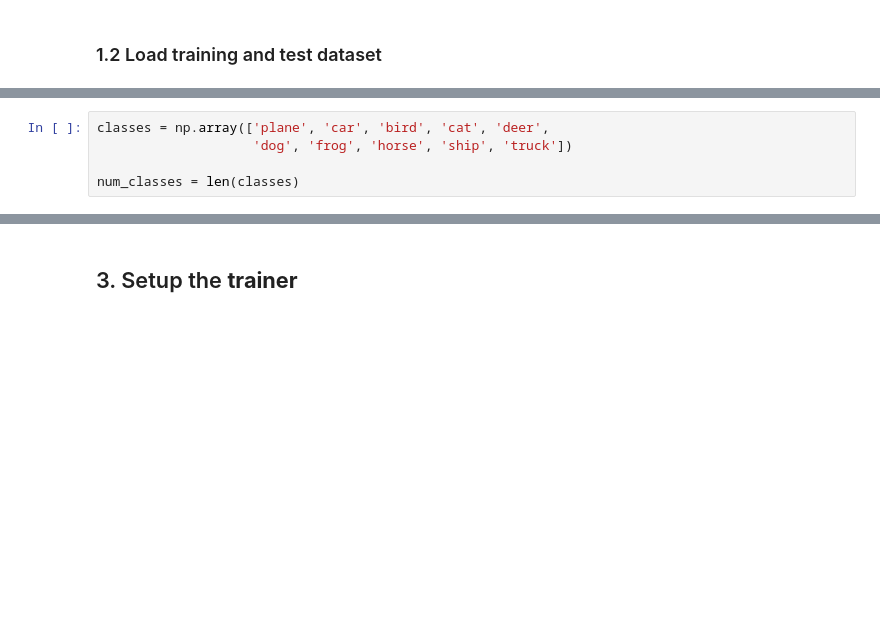
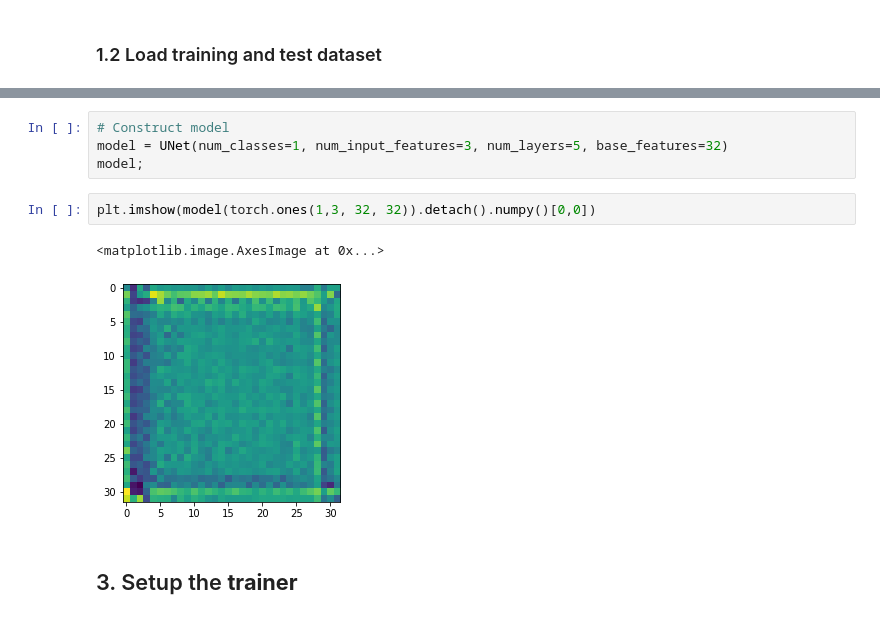
Before and after one commit to lento234/ml-tutorials, a Jupyter notebook: 02-advanced/UNet.ipynb, the cells around one changed output, grey strips where cells are left out. Cells and saved outputs as stored; diff of their text form; blank space fills up the shorter version.

```diff
--- a/02-advanced/UNet.ipynb
+++ b/02-advanced/UNet.ipynb
@@ -97,5 +183,0 @@ num. examples: train = 50000, test = 10000
-# %%
-classes = np.array(['plane', 'car', 'bird', 'cat', 'deer',
-                    'dog', 'frog', 'horse', 'ship', 'truck'])
-
-num_classes = len(classes)
@@ -188,3 +298,12 @@ model = Net(num_channels=3,
+# %%
+# Construct model
+model = UNet(num_classes=1, num_input_features=3, num_layers=5, base_features=32)
+model;
+# %%
+plt.imshow(model(torch.ones(1,3, 32, 32)).detach().numpy()[0,0])
+# %% [output]
+<matplotlib.image.AxesImage at 0x...>
+[figure, added]
 # %% [markdown]
 <a id=trainer></a>
 ## 3. Setup the **trainer**
```
Also changed, not shown: parts of 26 cells of this notebook, 3 other files.
